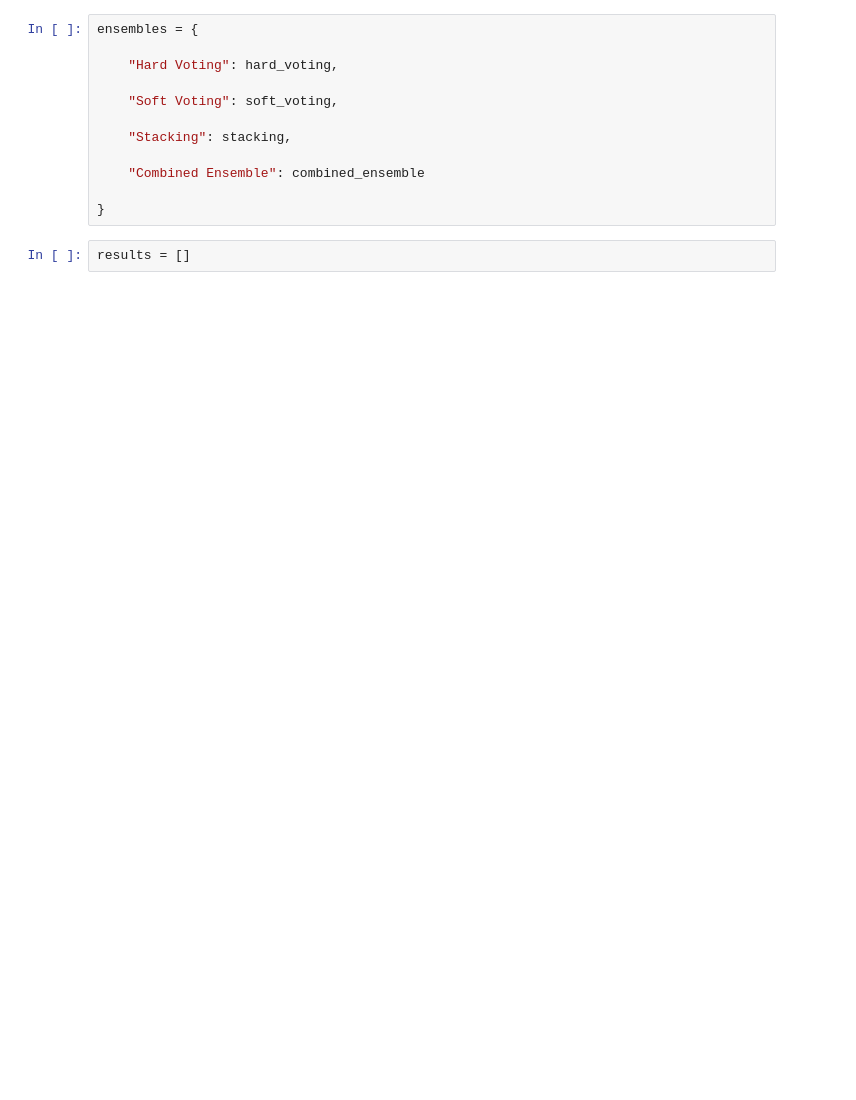
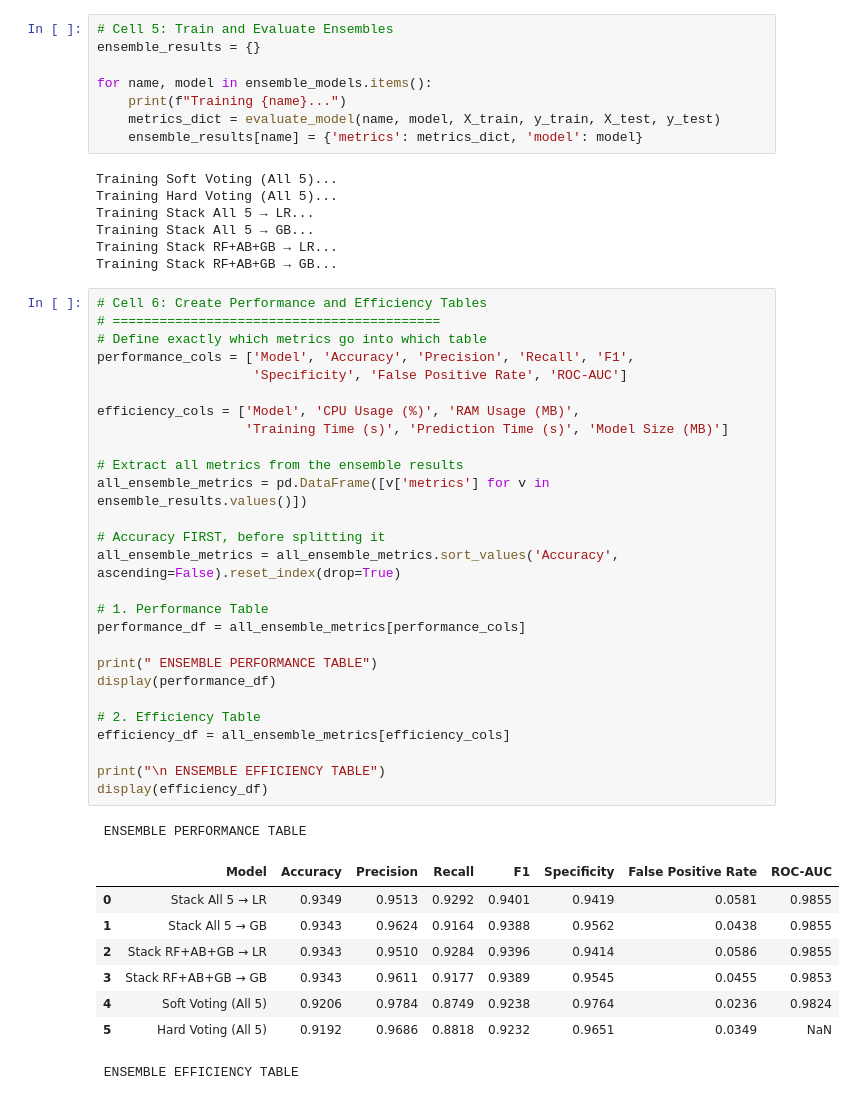
Before and after one commit to pqauoz/AlgoGuard, a Jupyter notebook: notebooks/ensemble_models.ipynb, the cells around one changed output. Saved outputs shown, nothing was run; the diff lists cells and outputs as text; blank space fills up the shorter version.

```diff
--- a/notebooks/ensemble_models.ipynb
+++ b/notebooks/ensemble_models.ipynb
@@ -135,14 +138,52 @@ combined_ensemble = StackingClassifier(
 # %%
-ensembles = {
+# Cell 5: Train and Evaluate Ensembles
+ensemble_results = {}
 
-    "Hard Voting": hard_voting,
-
-    "Soft Voting": soft_voting,
-
-    "Stacking": stacking,
-
-    "Combined Ensemble": combined_ensemble
-
-}
+for name, model in ensemble_models.items():
+    print(f"Training {name}...")
+    metrics_dict = evaluate_model(name, model, X_train, y_train, X_test, y_test)
+    ensemble_results[name] = {'metrics': metrics_dict, 'model': model}
+# %% [output]
+Training Soft Voting (All 5)...
+Training Hard Voting (All 5)...
+Training Stack All 5 → LR...
+Training Stack All 5 → GB...
+Training Stack RF+AB+GB → LR...
+Training Stack RF+AB+GB → GB...
 # %%
-results = []
+# Cell 6: Create Performance and Efficiency Tables
+# ==========================================
+# Define exactly which metrics go into which table
+performance_cols = ['Model', 'Accuracy', 'Precision', 'Recall', 'F1',
+                    'Specificity', 'False Positive Rate', 'ROC-AUC']
+
+efficiency_cols = ['Model', 'CPU Usage (%)', 'RAM Usage (MB)',
+                   'Training Time (s)', 'Prediction Time (s)', 'Model Size (MB)']
+
+# Extract all metrics from the ensemble results
+all_ensemble_metrics = pd.DataFrame([v['metrics'] for v in ensemble_results.values()])
+
+# Accuracy FIRST, before splitting it
+all_ensemble_metrics = all_ensemble_metrics.sort_values('Accuracy', ascending=False).reset_index(drop=True)
+
+# 1. Performance Table
+performance_df = all_ensemble_metrics[performance_cols]
+
+print(" ENSEMBLE PERFORMANCE TABLE")
+display(performance_df)
+
+# 2. Efficiency Table
+efficiency_df = all_ensemble_metrics[efficiency_cols]
+
+print("\n ENSEMBLE EFFICIENCY TABLE")
+display(efficiency_df)
+# %% [output]
+ ENSEMBLE PERFORMANCE TABLE
+|  | Model | Accuracy | Precision | Recall | F1 | Specificity | False Positive Rate | ROC-AUC |
+| 0 | Stack All 5 → LR | 0.9349 | 0.9513 | 0.9292 | 0.9401 | 0.9419 | 0.0581 | 0.9855 |
+| 1 | Stack All 5 → GB | 0.9343 | 0.9624 | 0.9164 | 0.9388 | 0.9562 | 0.0438 | 0.9855 |
+| 2 | Stack RF+AB+GB → LR | 0.9343 | 0.9510 | 0.9284 | 0.9396 | 0.9414 | 0.0586 | 0.9855 |
+| 3 | Stack RF+AB+GB → GB | 0.9343 | 0.9611 | 0.9177 | 0.9389 | 0.9545 | 0.0455 | 0.9853 |
+| 4 | Soft Voting (All 5) | 0.9206 | 0.9784 | 0.8749 | 0.9238 | 0.9764 | 0.0236 | 0.9824 |
+| 5 | Hard Voting (All 5) | 0.9192 | 0.9686 | 0.8818 | 0.9232 | 0.9651 | 0.0349 | NaN |
+ ENSEMBLE EFFICIENCY TABLE
```
Also changed, not shown: parts of 11 cells of this notebook, 28 other files.
